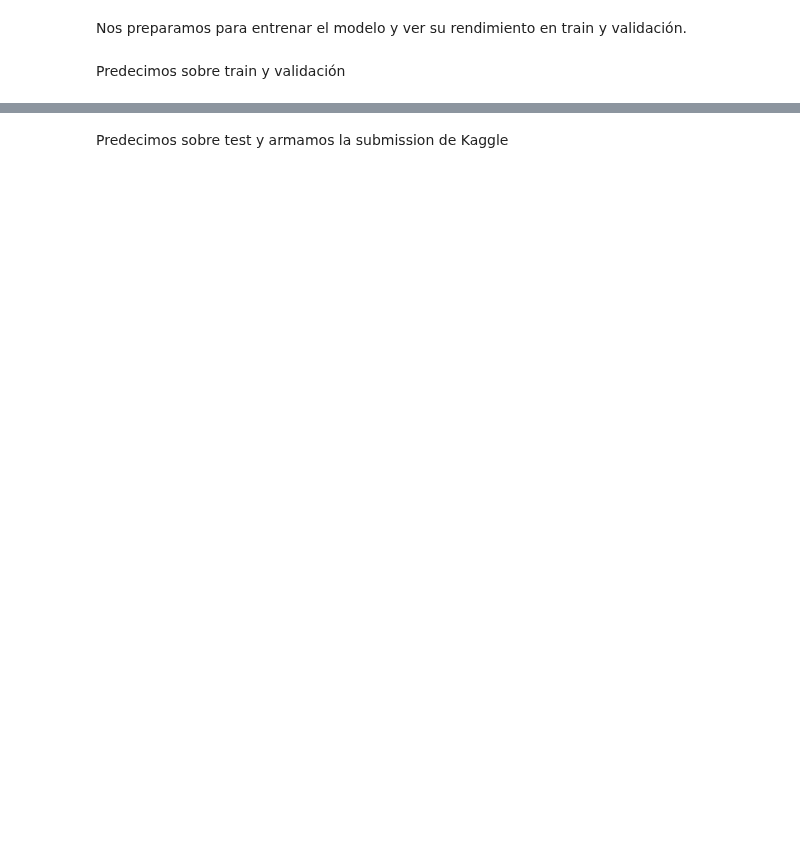
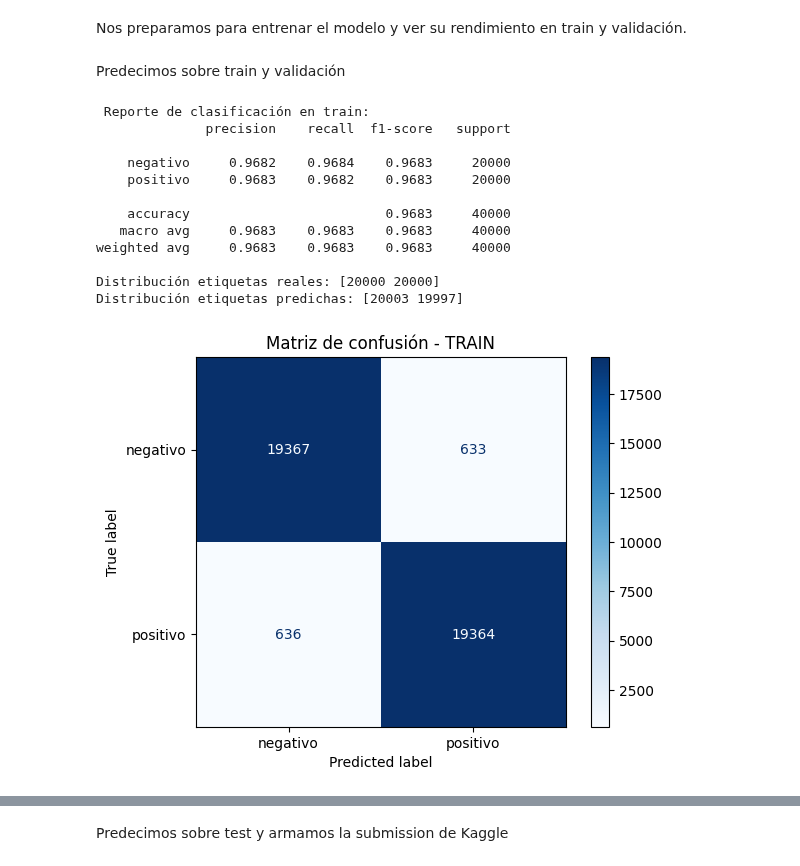
Before and after one commit to CD-GRUPO3/TA047R-1C2025-GRUPO03, a Jupyter notebook: TA047R_TP2_GRUPO03_CHPX_ENTREGA_N3.ipynb, the cells around one changed output, grey strips where cells are left out. Drawn from its saved outputs; the diff is of its cells as text; code cells hidden in the pictures; blank space fills up the shorter version.

```diff
--- a/TA047R_TP2_GRUPO03_CHPX_ENTREGA_N3.ipynb
+++ b/TA047R_TP2_GRUPO03_CHPX_ENTREGA_N3.ipynb
@@ -587,23 +592,47 @@ def predict_model(model, data_loader):
 # %% [markdown]
 Predecimos sobre train y validación
 # %%
+from sklearn.metrics import confusion_matrix, ConfusionMatrixDisplay
+import matplotlib.pyplot as plt
+
     #TRAIN
 #DataLoader de entrenamiento
 train_eval_df = pd.DataFrame({
     'review_es': X_train_text,
     'label': (y_train == 'positivo').astype(int)
 })
 
 train_eval_loader = data_loader(train_eval_df, tokenizer, MAX_LEN, BATCH_SIZE)
 
 #Predicciones y métricas en entrenamiento
 y_train_pred = predict_model(model, train_eval_loader)
 y_train_true = train_eval_df['label'].values
 
 print("\n Reporte de clasificación en train:")
 print(classification_report(y_train_true, y_train_pred, labels=[0, 1], target_names=['negativo', 'positivo'], digits=4))
 print("Distribución etiquetas reales:", np.bincount(y_train_true))
 print("Distribución etiquetas predichas:", np.bincount(y_train_pred))
+
+#Matriz de confusión
+cm_train = confusion_matrix(y_train_true, y_train_pred)
+disp_train = ConfusionMatrixDisplay(confusion_matrix=cm_train, display_labels=['negativo', 'positivo'])
+disp_train.plot(cmap='Blues')
+plt.title("Matriz de confusión - TRAIN")
+plt.show()
+# %% [output]
+ Reporte de clasificación en train:
+              precision    recall  f1-score   support
+
+    negativo     0.9682    0.9684    0.9683     20000
+    positivo     0.9683    0.9682    0.9683     20000
+
+    accuracy                         0.9683     40000
+   macro avg     0.9683    0.9683    0.9683     40000
+weighted avg     0.9683    0.9683    0.9683     40000
+
+Distribución etiquetas reales: [20000 20000]
+Distribución etiquetas predichas: [20003 19997]
+[figure, added]
 # %%
     #VALIDACIÓN
 #DataLoader de validación
```
Also changed, not shown: parts of 3 cells of this notebook.
